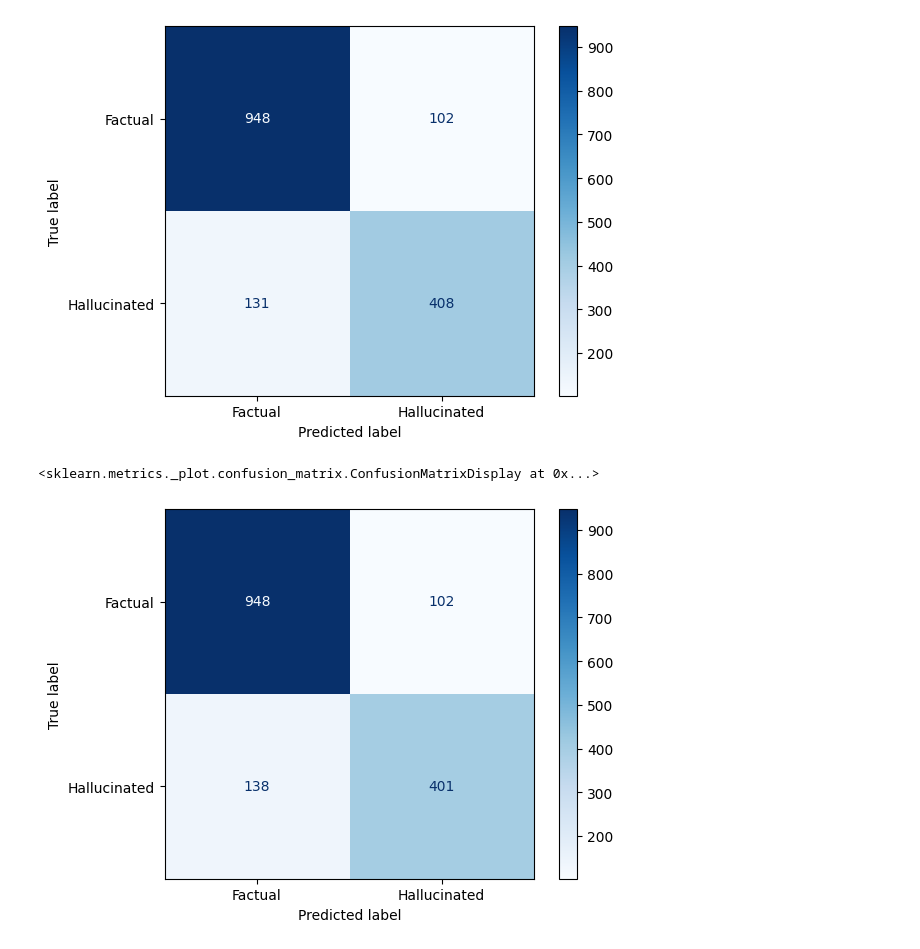
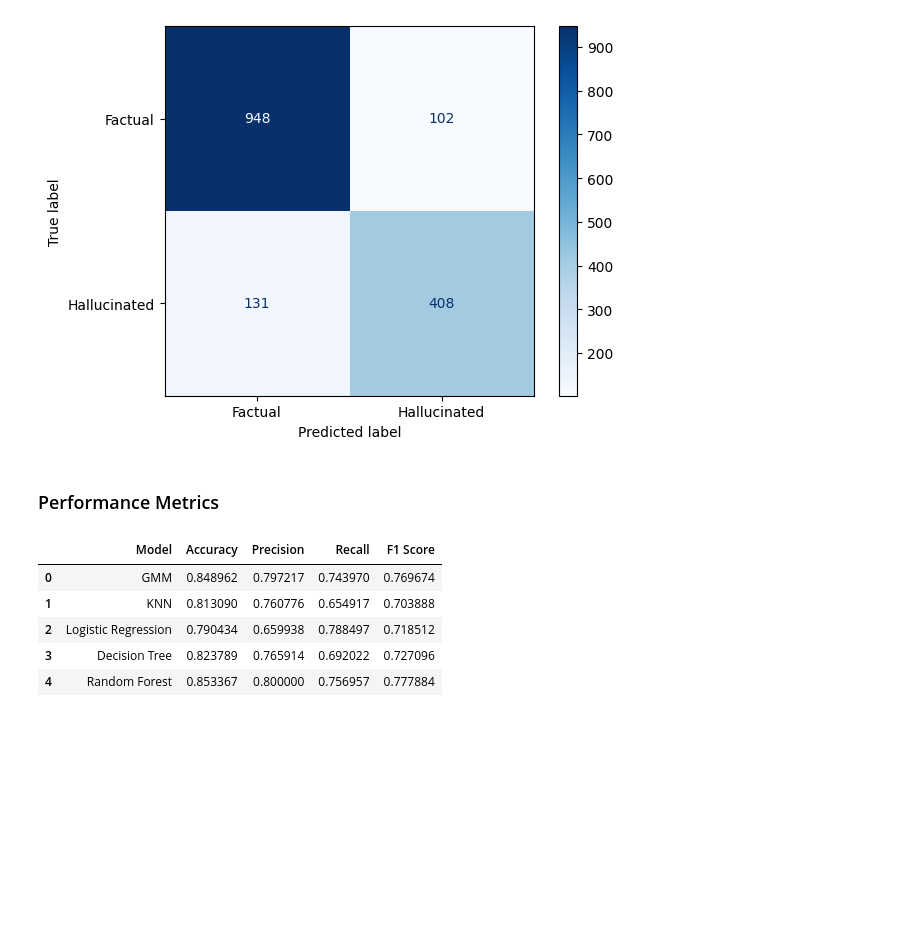
Before and after one commit to csdulay-dotcom/AI-Hallucinations-Detection, a Jupyter notebook: Models/GMM.ipynb, the cells around one changed output. Cells and saved outputs as stored; diff of their text form; code cells hidden in the pictures; blank space fills up the shorter version.

Commit message:
added model performance metrics

```diff
--- a/Models/GMM.ipynb
+++ b/Models/GMM.ipynb
@@ -233,35 +242,27 @@ disp.plot(cmap=plt.cm.Blues)
 # %% [output]
 <sklearn.metrics._plot.confusion_matrix.ConfusionMatrixDisplay at 0x...>
 [figure]
-# %%
-from sklearn.model_selection import RandomizedSearchCV
-
-param_dist_rs = {
-    'n_estimators': [100, 200],
-    'max_depth': [5, 10, 20, None],
-    'max_features': ['sqrt', 'log2'],
-    'min_samples_split': [2, 5, 10],
-    'min_samples_leaf': [1, 2, 5],
-    'bootstrap': [True]}
-
-random_search = RandomizedSearchCV(
-    estimator=rf,
-    param_distributions=param_dist_rs,
-    n_iter=20,
-    cv=5,
-    scoring="f1",
-    n_jobs=-1,
-    random_state=2)
-
-random_search.fit(X_train, y_train)
-
-best_rs_random = random_search.best_estimator_
-
-best_rs_random.fit(X_train_scaled, y_train)
-test_preds = best_rs_random.predict(X_test_scaled)
-cm = confusion_matrix(y_test, test_preds)
-disp = ConfusionMatrixDisplay(confusion_matrix=cm, display_labels=['Factual', 'Hallucinated'])
-disp.plot(cmap=plt.cm.Blues)
-# %% [output]
-<sklearn.metrics._plot.confusion_matrix.ConfusionMatrixDisplay at 0x...>
-[figure, removed]
+# %% [markdown]
+### Performance Metrics
+# %%
+from sklearn.metrics import f1_score, precision_score, recall_score, accuracy_score
+predictions = [test_preds, test_preds2, test_preds3, test_preds4, test_preds5]
+scores = []
+
+for item in predictions:
+    scores.append([accuracy_score(y_test,item),
+                   precision_score(y_test, item),
+                   recall_score(y_test, item),
+                   f1_score(y_test, item)])
+
+
+scores_df = pd.DataFrame(scores, columns=['Accuracy', 'Precision', 'Recall', 'F1 Score'])
+scores_df.insert(0, 'Model', ['GMM','KNN', 'Logistic Regression', 'Decision Tree', 'Random Forest'])
+scores_df
+# %% [output]
+|  | Model | Accuracy | Precision | Recall | F1 Score |
+| 0 | GMM | 0.848962 | 0.797217 | 0.743970 | 0.769674 |
+| 1 | KNN | 0.813090 | 0.760776 | 0.654917 | 0.703888 |
+| 2 | Logistic Regression | 0.790434 | 0.659938 | 0.788497 | 0.718512 |
+| 3 | Decision Tree | 0.823789 | 0.765914 | 0.692022 | 0.727096 |
+| 4 | Random Forest | 0.853367 | 0.800000 | 0.756957 | 0.777884 |
```
Also changed, not shown: parts of 8 cells of this notebook.
